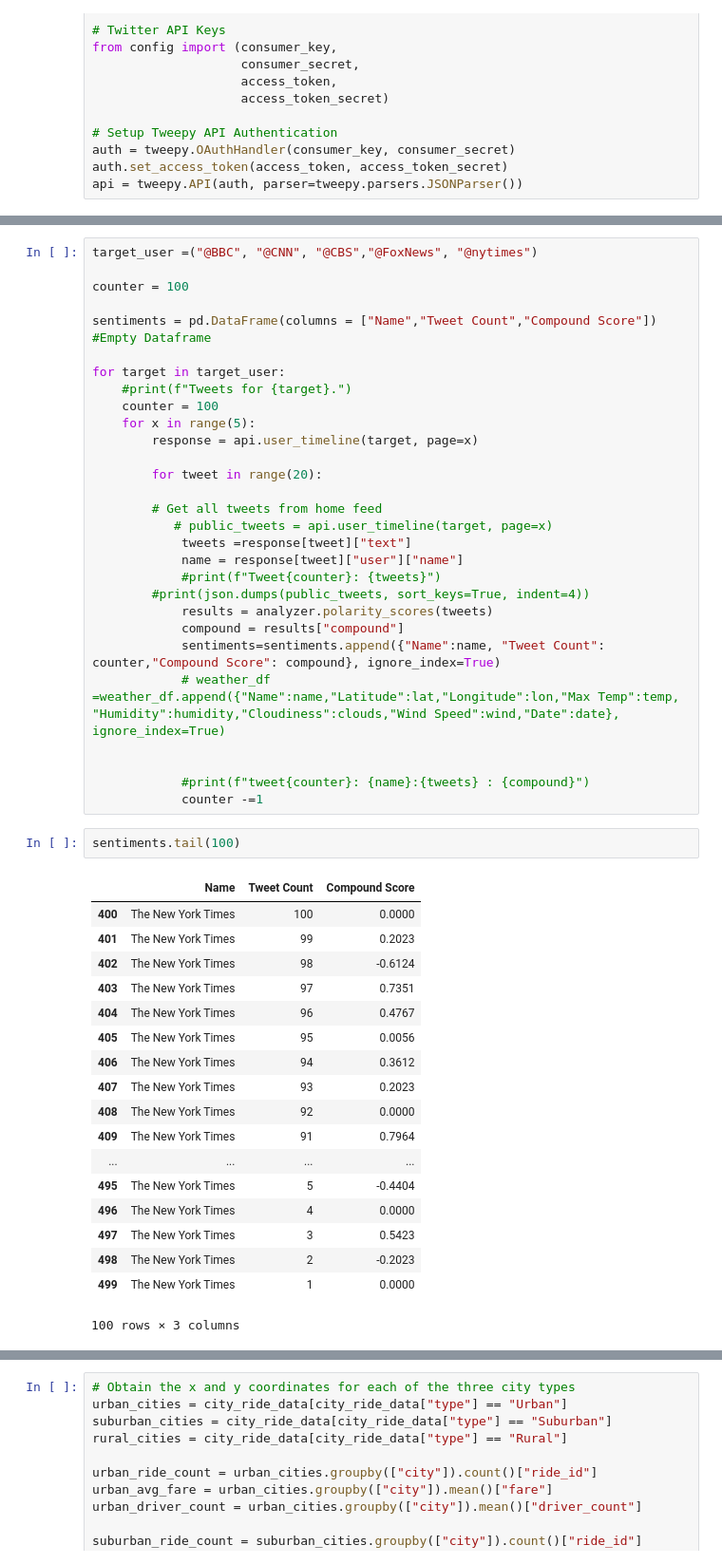
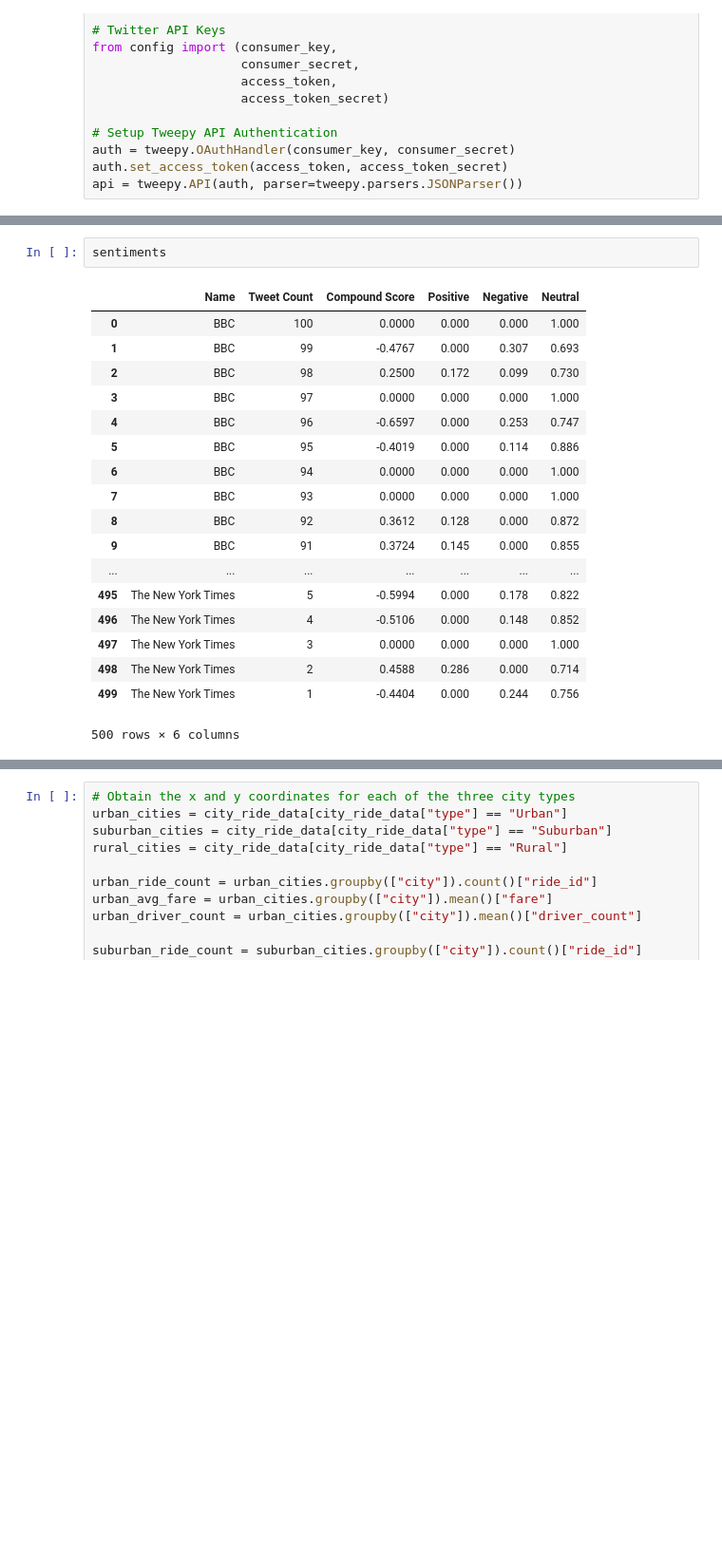
Before and after one commit to wendywalsh/social_analytics, a Jupyter notebook: Instructions_social_analytics.ipynb, the cells around one changed output, grey strips where cells are left out. Shown at 95% size. Saved outputs shown, nothing was run; the diff lists cells and outputs as text; blank space fills up the shorter version.

Commit message:
added all sentiment analysis and to_csv

```diff
--- a/Instructions_social_analytics.ipynb
+++ b/Instructions_social_analytics.ipynb
@@ -155,50 +98,21 @@ Tweet40: More than 16,000 scientists have signed a dire warning to humanity advi
-# %%
-target_user =("@BBC", "@CNN", "@CBS","@FoxNews", "@nytimes")
-
-counter = 100
-
-sentiments = pd.DataFrame(columns = ["Name","Tweet Count","Compound Score"])  #Empty Dataframe
-
-for target in target_user:
-    #print(f"Tweets for {target}.")
-    counter = 100
-    for x in range(5):
-        response = api.user_timeline(target, page=x)
-
-        for tweet in range(20):
-
-        # Get all tweets from home feed
-           # public_tweets = api.user_timeline(target, page=x)
-            tweets =response[tweet]["text"]
-            name = response[tweet]["user"]["name"]
-            #print(f"Tweet{counter}: {tweets}")
-        #print(json.dumps(public_tweets, sort_keys=True, indent=4))
-            results = analyzer.polarity_scores(tweets)
-            compound = results["compound"]
-            sentiments=sentiments.append({"Name":name, "Tweet Count": counter,"Compound Score": compound}, ignore_index=True)
-            # weather_df =weather_df.append({"Name":name,"Latitude":lat,"Longitude":lon,"Max Temp":temp, "Humidity":humidity,"Cloudiness":clouds,"Wind Speed":wind,"Date":date}, ignore_index=True)
-
-
-            #print(f"tweet{counter}: {name}:{tweets} : {compound}")
-            counter -=1
 # %%
-sentiments.tail(100)
+sentiments
 # %% [output]
-|  | Name | Tweet Count | Compound Score |
-| 400 | The New York Times | 100 | 0.0000 |
-| 401 | The New York Times | 99 | 0.2023 |
-| 402 | The New York Times | 98 | -0.6124 |
-| 403 | The New York Times | 97 | 0.7351 |
-| 404 | The New York Times | 96 | 0.4767 |
-| 405 | The New York Times | 95 | 0.0056 |
-| 406 | The New York Times | 94 | 0.3612 |
-| 407 | The New York Times | 93 | 0.2023 |
-| 408 | The New York Times | 92 | 0.0000 |
-| 409 | The New York Times | 91 | 0.7964 |
-| ... | ... | ... | ... |
-| 495 | The New York Times | 5 | -0.4404 |
-| 496 | The New York Times | 4 | 0.0000 |
-| 497 | The New York Times | 3 | 0.5423 |
-| 498 | The New York Times | 2 | -0.2023 |
-| 499 | The New York Times | 1 | 0.0000 |
+|  | Name | Tweet Count | Compound Score | Positive | Negative | Neutral |
+| 0 | BBC | 100 | 0.0000 | 0.000 | 0.000 | 1.000 |
+| 1 | BBC | 99 | -0.4767 | 0.000 | 0.307 | 0.693 |
+| 2 | BBC | 98 | 0.2500 | 0.172 | 0.099 | 0.730 |
+| 3 | BBC | 97 | 0.0000 | 0.000 | 0.000 | 1.000 |
+| 4 | BBC | 96 | -0.6597 | 0.000 | 0.253 | 0.747 |
+| 5 | BBC | 95 | -0.4019 | 0.000 | 0.114 | 0.886 |
+| 6 | BBC | 94 | 0.0000 | 0.000 | 0.000 | 1.000 |
+| 7 | BBC | 93 | 0.0000 | 0.000 | 0.000 | 1.000 |
+| 8 | BBC | 92 | 0.3612 | 0.128 | 0.000 | 0.872 |
+| 9 | BBC | 91 | 0.3724 | 0.145 | 0.000 | 0.855 |
+| ... | ... | ... | ... | ... | ... | ... |
+| 495 | The New York Times | 5 | -0.5994 | 0.000 | 0.178 | 0.822 |
+| 496 | The New York Times | 4 | -0.5106 | 0.000 | 0.148 | 0.852 |
+| 497 | The New York Times | 3 | 0.0000 | 0.000 | 0.000 | 1.000 |
+| 498 | The New York Times | 2 | 0.4588 | 0.286 | 0.000 | 0.714 |
+| 499 | The New York Times | 1 | -0.4404 | 0.000 | 0.244 | 0.756 |
-100 rows × 3 columns
+500 rows × 6 columns
```
Also changed, not shown: parts of 13 cells of this notebook, 2 other files.
